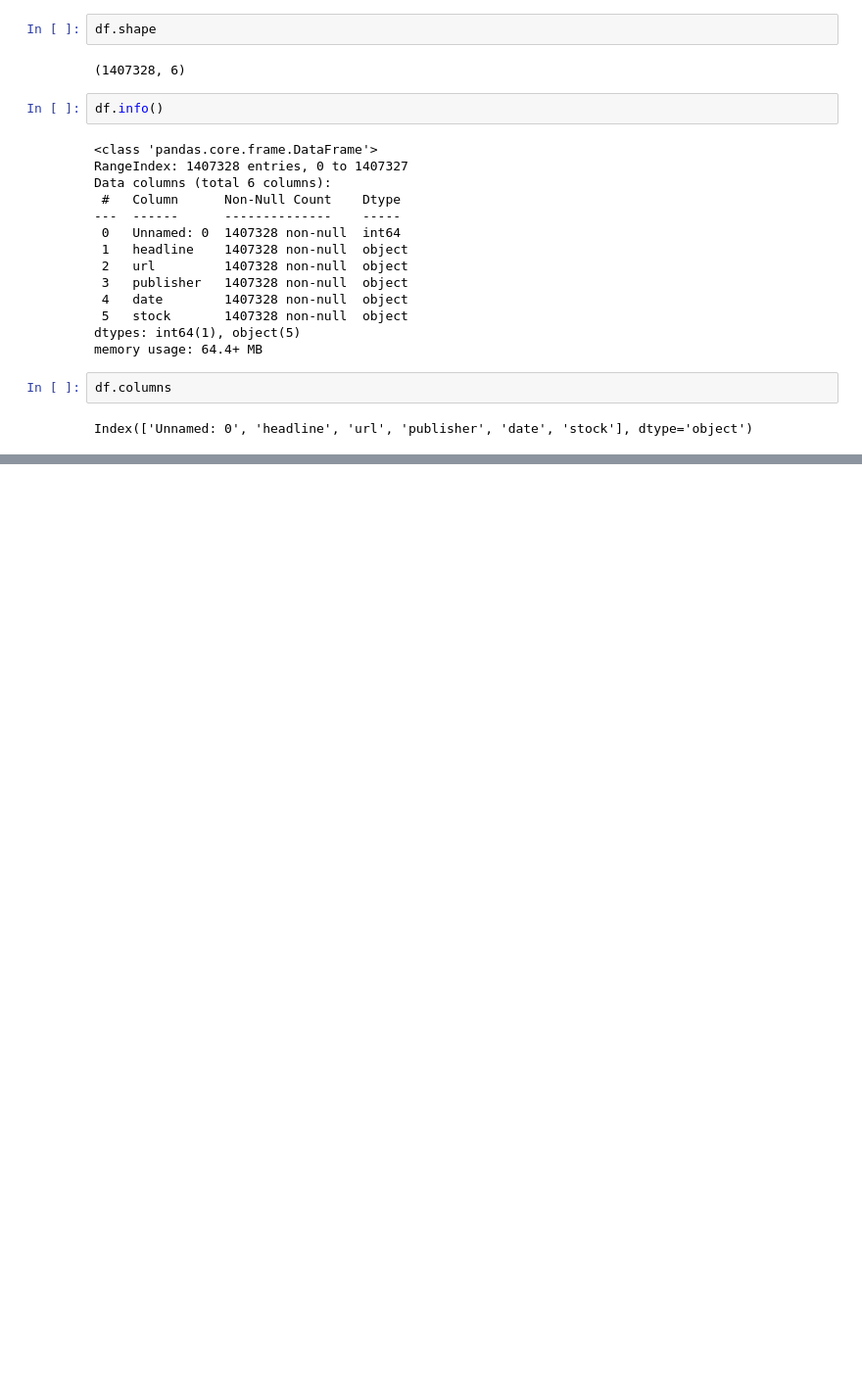
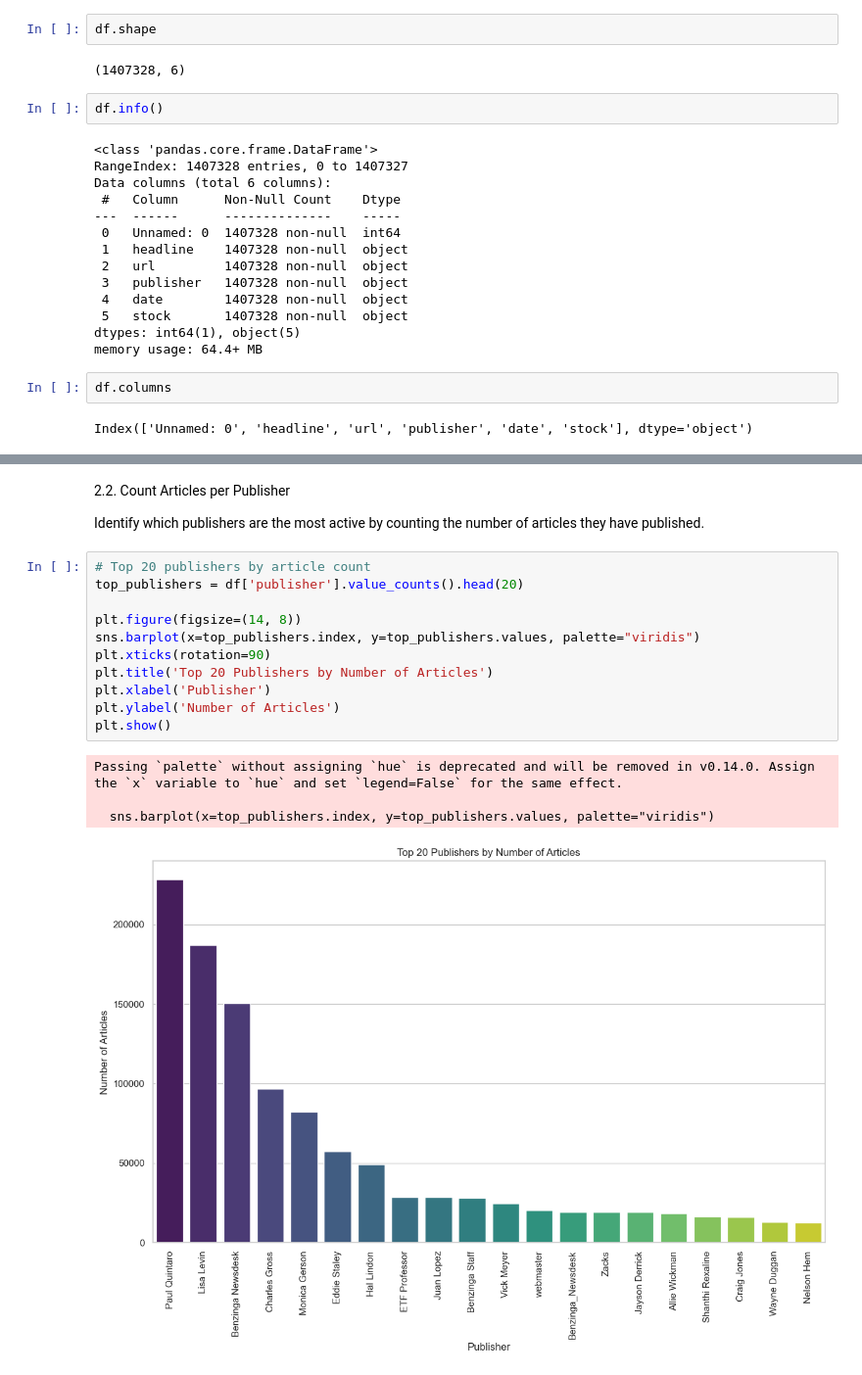
Before and after one commit to Getachew0557/Leveraging-AI-Techniques-for-Financial-News-Sentiment-Analysis-and-Stock-Prediction, a Jupyter notebook: notebooks/model.ipynb, the cells around one changed output, grey strips where cells are left out. Shown at 98% size. Saved outputs shown, nothing was run; the diff lists cells and outputs as text; blank space fills up the shorter version.

```diff
--- a/notebooks/model.ipynb
+++ b/notebooks/model.ipynb
@@ -52,0 +117,20 @@ Name: date, dtype: object
+# %% [markdown]
+2.2. Count Articles per Publisher
+
+Identify which publishers are the most active by counting the number of articles they have published.
+# %%
+# Top 20 publishers by article count
+top_publishers = df['publisher'].value_counts().head(20)
+
+plt.figure(figsize=(14, 8))
+sns.barplot(x=top_publishers.index, y=top_publishers.values, palette="viridis")
+plt.xticks(rotation=90)
+plt.title('Top 20 Publishers by Number of Articles')
+plt.xlabel('Publisher')
+plt.ylabel('Number of Articles')
+plt.show()
+# %% [output]
+Passing `palette` without assigning `hue` is deprecated and will be removed in v0.14.0. Assign the `x` variable to `hue` and set `legend=False` for the same effect.
+
+  sns.barplot(x=top_publishers.index, y=top_publishers.values, palette="viridis")
+[figure, added]
```
Also changed, not shown: parts of 27 cells of this notebook, 1 other file.
